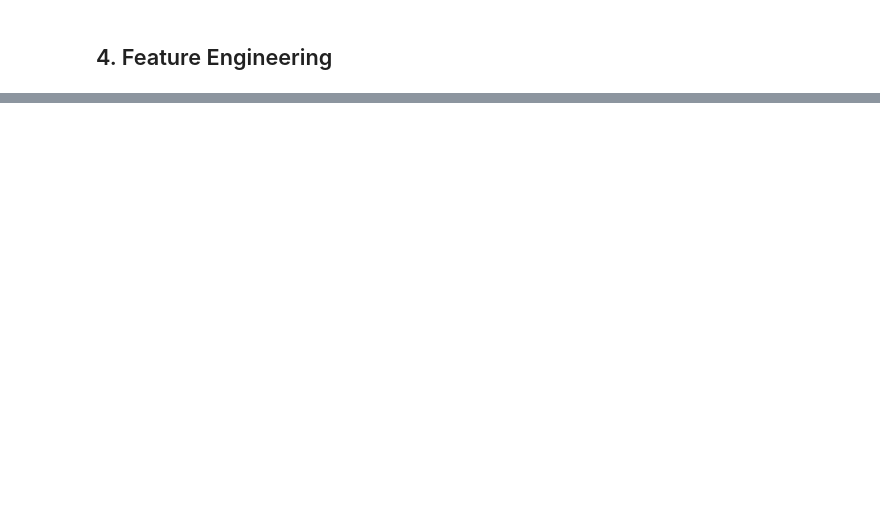
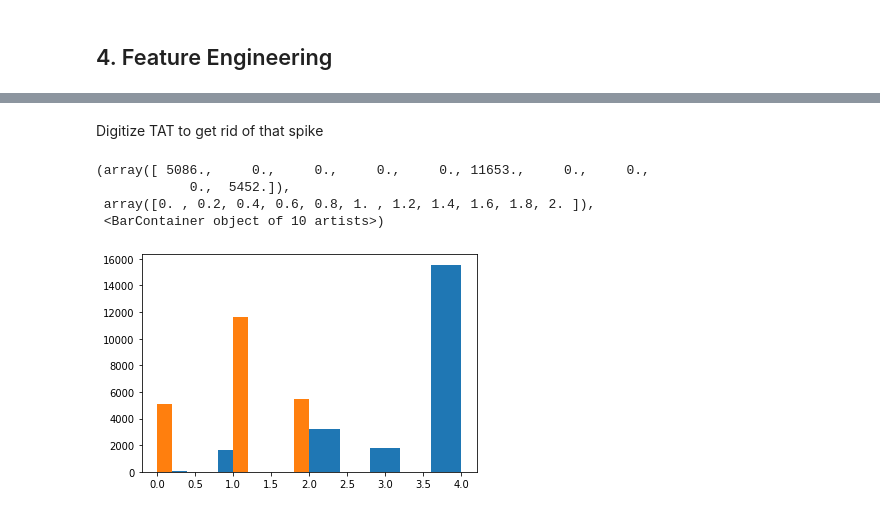
Before and after one commit to Aniruddha-Deb/MLZoo, a Jupyter notebook: regression.ipynb, the cells around one changed output, grey strips where cells are left out. Saved outputs shown, nothing was run; the diff lists cells and outputs as text; code cells hidden in the pictures; blank space fills up the shorter version.

```diff
--- a/regression.ipynb
+++ b/regression.ipynb
@@ -185,0 +235,11 @@ $R^2$ should be >0.7 for an explainable model and >0.8 for a good one :(
+# %% [markdown]
+Digitize TAT to get rid of that spike
+# %%
+plt.hist(np.digitize(df['TAT'],[520,530,540,548]))
+plt.hist(np.digitize(df['TEY'],[120,140]))
+# %% [output]
+(array([ 5086.,     0.,     0.,     0.,     0., 11653.,     0.,     0.,
+            0.,  5452.]),
+ array([0. , 0.2, 0.4, 0.6, 0.8, 1. , 1.2, 1.4, 1.6, 1.8, 2. ]),
+ <BarContainer object of 10 artists>)
+[figure, added]
```
Also changed, not shown: parts of 27 cells of this notebook, 10 other files.
